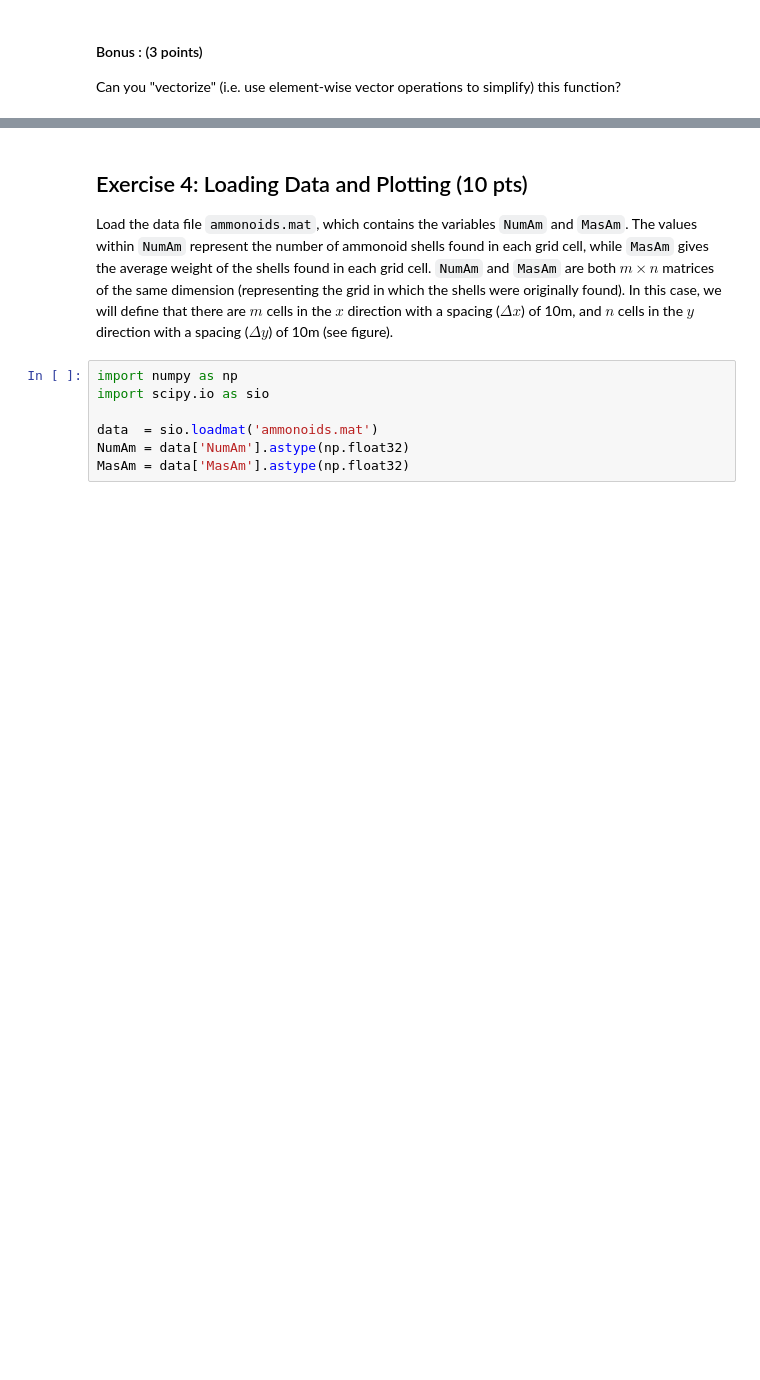
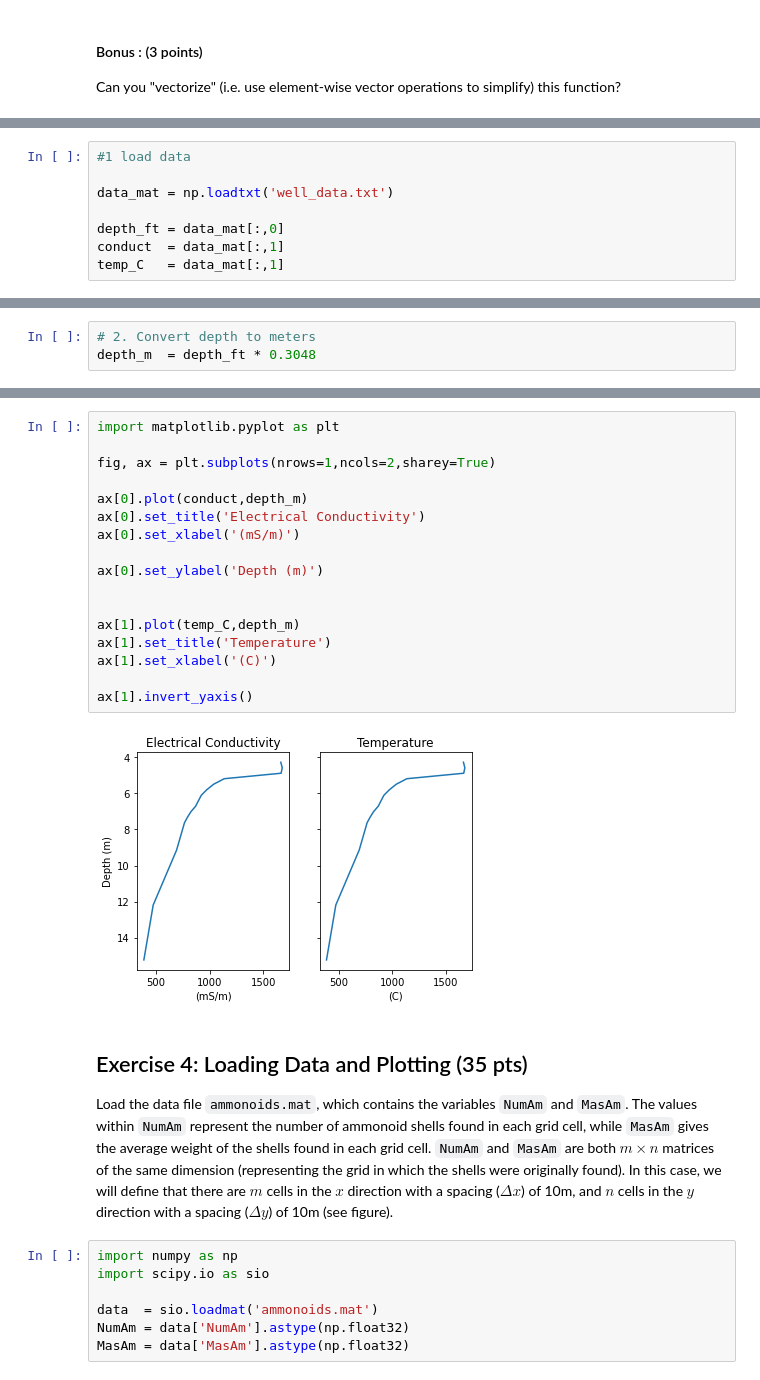
Before and after one commit to EASC-305/EASC-305-Spring-2020, a Jupyter notebook: Assignments/01_intro2python/01_intro2python.ipynb, the cells around one changed output, grey strips where cells are left out. Drawn from its saved outputs; the diff is of its cells as text; blank space fills up the shorter version.

```diff
--- a/Assignments/01_intro2python/01_intro2python.ipynb
+++ b/Assignments/01_intro2python/01_intro2python.ipynb
@@ -88 +87,9 @@ raise NotImplementedError()
+# %%
+#1 load data
+
+data_mat = np.loadtxt('well_data.txt')
+
+depth_ft = data_mat[:,0]
+conduct  = data_mat[:,1]
+temp_C   = data_mat[:,1]
 # %% [markdown]
@@ -101,0 +97,3 @@ raise NotImplementedError()
+# %%
+# 2. Convert depth to meters
+depth_m  = depth_ft * 0.3048
@@ -102,5 +124,24 @@ raise NotImplementedError()
+# %%
+import matplotlib.pyplot as plt
+
+fig, ax = plt.subplots(nrows=1,ncols=2,sharey=True)
+
+ax[0].plot(conduct,depth_m)
+ax[0].set_title('Electrical Conductivity')
+ax[0].set_xlabel('(mS/m)')
+
+ax[0].set_ylabel('Depth (m)')
+
+
+ax[1].plot(temp_C,depth_m)
+ax[1].set_title('Temperature')
+ax[1].set_xlabel('(C)')
+
+ax[1].invert_yaxis()
+# %% [output]
+[figure, added]
 # %% [markdown]
-## Exercise 4: Loading Data and Plotting (10 pts)
+## Exercise 4: Loading Data and Plotting (35 pts)
 
 Load the data file `ammonoids.mat`, which contains the variables `NumAm` and `MasAm`. The values within `NumAm` represent the number of ammonoid shells found in each grid cell, while `MasAm` gives the average weight of the shells found in each grid cell. `NumAm` and `MasAm` are both $m \times n$ matrices of the same dimension (representing the grid in which the shells were originally found). In this case, we will define that there are $m$ cells in the $x$ direction with a spacing ($\Delta x$) of 10m, and $n$ cells in the $y$ direction with a spacing ($\Delta y$) of 10m (see figure).
 # %%
```
Also changed, not shown: parts of 45 cells of this notebook, 1 other file.
